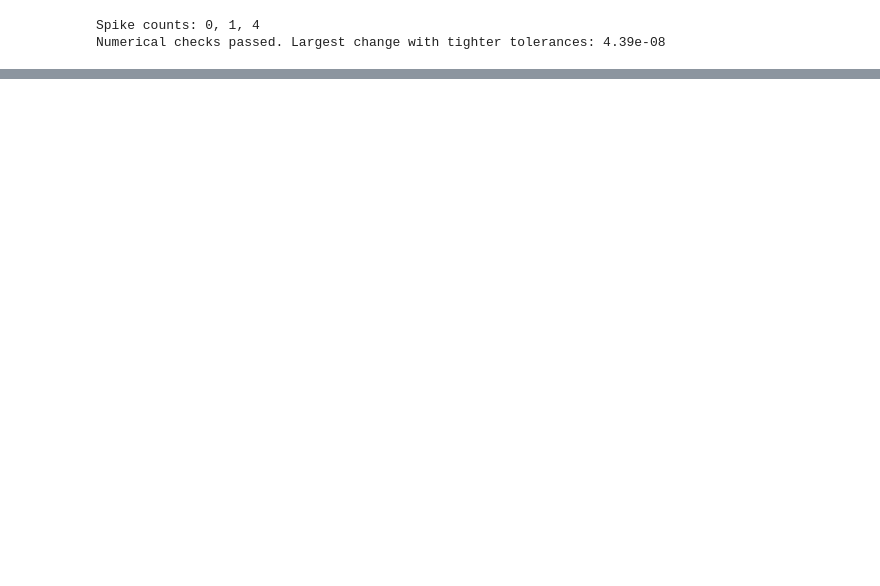
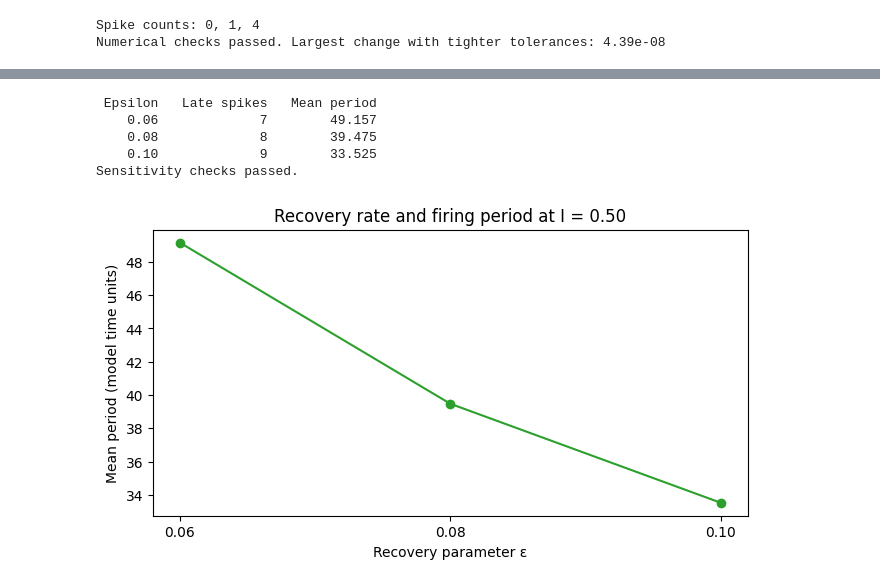
Before and after one commit to JaivinB/Mathematical-Modelling-Group-Project-MAC-F314, a Jupyter notebook: fhn_project.ipynb, the cells around one changed output, grey strips where cells are left out. Cells and saved outputs as stored; diff of their text form; code cells hidden in the pictures; blank space fills up the shorter version.

```diff
--- a/fhn_project.ipynb
+++ b/fhn_project.ipynb
@@ -181,0 +435,32 @@ Numerical checks passed. Largest change with tighter tolerances: 4.39e-08
+# %%
+recovery_rates = [0.06, 0.08, 0.10]
+sensitivity_times = [step / 10 for step in range(4501)]
+mean_periods = []
+
+print(f"{'Epsilon':>8}  {'Late spikes':>12}  {'Mean period':>12}")
+for recovery_rate in recovery_rates:
+    voltage = simulate(near_rest, 0.50, sensitivity_times, recovery_rate=recovery_rate)[0]
+    # Count only crossings inside the late-time measurement window.
+    crossings = [time for time in spike_times(sensitivity_times, voltage) if time >= 150]
+    assert len(crossings) >= 3
+    periods = [later - earlier for earlier, later in zip(crossings, crossings[1:])]
+    mean_period = sum(periods) / len(periods)
+    mean_periods.append(mean_period)
+    print(f"{recovery_rate:8.2f}  {len(crossings):12d}  {mean_period:12.3f}")
+
+assert mean_periods[0] > mean_periods[1] > mean_periods[2]
+print("Sensitivity checks passed.")
+
+sensitivity_figure, ax = plt.subplots(figsize=(6.5, 3.6), layout="constrained")
+ax.plot(recovery_rates, mean_periods, marker="o", color="tab:green")
+ax.set(title="Recovery rate and firing period at I = 0.50",
+       xlabel="Recovery parameter ε", ylabel="Mean period (model time units)")
+ax.set_xticks(recovery_rates)
+plt.show()
+# %% [output]
+ Epsilon   Late spikes   Mean period
+    0.06             7        49.157
+    0.08             8        39.475
+    0.10             9        33.525
+Sensitivity checks passed.
+[figure, added]
```
Also changed, not shown: parts of 23 cells of this notebook, 1 other file.
